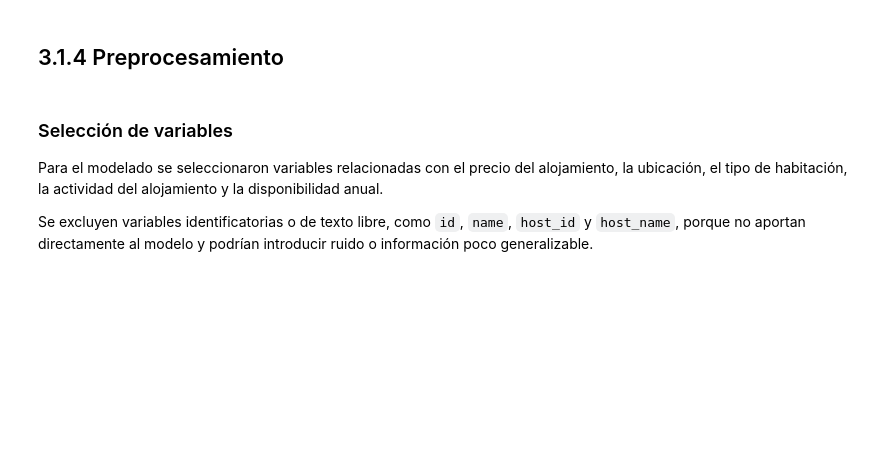
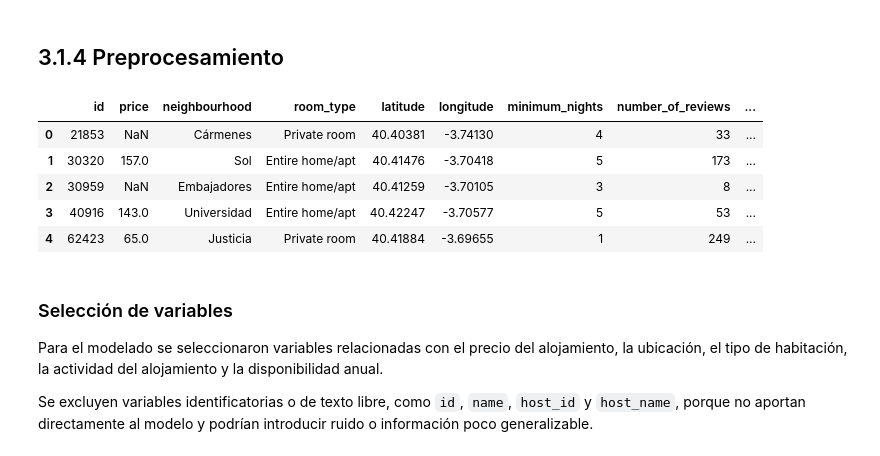
Before and after one commit to Nicolascresp/Airbnb, a Jupyter notebook: Tp_Airbnb_Madrid.ipynb, the cells around one changed output. Saved outputs shown, nothing was run; the diff lists cells and outputs as text; code cells hidden in the pictures; blank space fills up the shorter version.

```diff
--- a/Tp_Airbnb_Madrid.ipynb
+++ b/Tp_Airbnb_Madrid.ipynb
@@ -335,22 +523,30 @@ La métrica principal será MAE, porque es la más simple de comunicar en térmi
 ## 3.1.4 Preprocesamiento
 # %%
 columnas_modelo = [
+    "id",
     "price",
     "neighbourhood",
     "room_type",
     "latitude",
     "longitude",
     "minimum_nights",
     "number_of_reviews",
     "reviews_per_month",
     "availability_365",
     "calculated_host_listings_count",
     "number_of_reviews_ltm"
 ]
 
 df_ml = df[columnas_modelo].copy()
 
 df_ml.head()
+# %% [output]
+|  | id | price | neighbourhood | room_type | latitude | longitude | minimum_nights | number_of_reviews | ... |
+| 0 | 21853 | NaN | Cármenes | Private room | 40.40381 | -3.74130 | 4 | 33 | ... |
+| 1 | 30320 | 157.0 | Sol | Entire home/apt | 40.41476 | -3.70418 | 5 | 173 | ... |
+| 2 | 30959 | NaN | Embajadores | Entire home/apt | 40.41259 | -3.70105 | 3 | 8 | ... |
+| 3 | 40916 | 143.0 | Universidad | Entire home/apt | 40.42247 | -3.70577 | 5 | 53 | ... |
+| 4 | 62423 | 65.0 | Justicia | Private room | 40.41884 | -3.69655 | 1 | 249 | ... |
 # %% [markdown]
 ### Selección de variables
 
```
Also changed, not shown: parts of 57 cells of this notebook.
